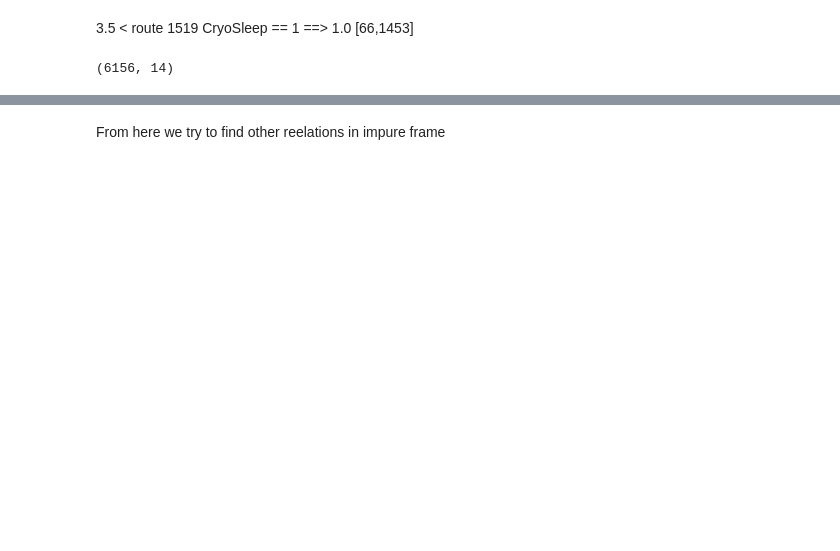
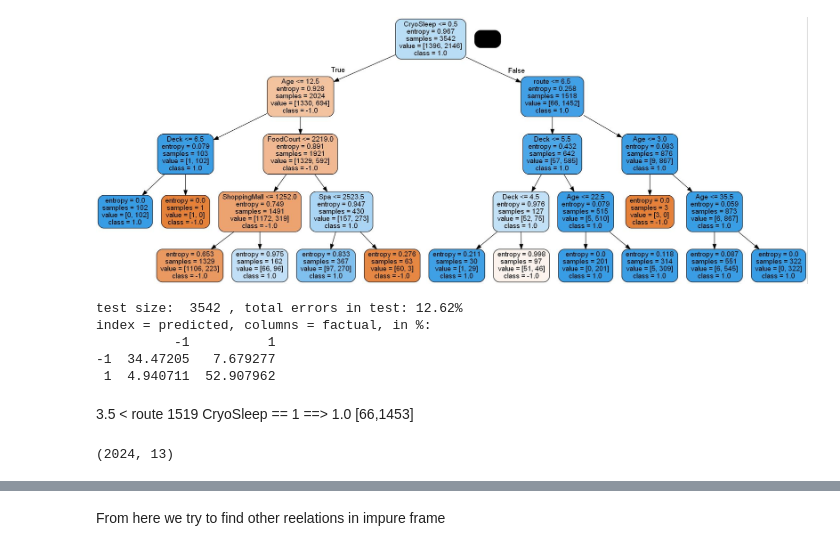
Before and after one commit to SergeyBubnov/spaceship, a Jupyter notebook: 2.ipynb, the cells around one changed output, grey strips where cells are left out. Saved outputs shown, nothing was run; the diff lists cells and outputs as text; code cells hidden in the pictures; blank space fills up the shorter version.

```diff
--- a/2.ipynb
+++ b/2.ipynb
@@ -7,4 +7,6 @@ import seaborn as sb
 from matplotlib.colors import ListedColormap
 import math
 
-d_clean = pd.read_csv("Cleaned_DF.csv")
+df = pd.read_csv("Cleaned_DF.csv")
+# %%
+df.drop("Unnamed: 0", axis = 1, inplace = True)
@@ -11,7 +29,14 @@ d_clean = pd.read_csv("Cleaned_DF.csv")
 # %%
 features = ['CryoSleep','Age','VIP','RoomService','FoodCourt','ShoppingMall','Spa','VRDeck','Deck','Num','Side','route']
 # %%
-data_exploration_tree = ds.divide_frame(dataf = d_clean[d_clean['route']>3.5],columns = features,teacher_column = "Transported",classifier = 'Tree', criterion_tree = "entropy", depth = 4, random_state_sample = 5,random_state_ppn = 2, fraction = 1)
+data_exploration_tree = ds.divide_frame(dataf = df[df['route']>3.5],columns = features,teacher_column = "Transported",classifier = 'Tree', criterion_tree = "entropy", depth = 4, random_state_sample = 5,random_state_ppn = 2, fraction = 1)
+# %% [output]
+[figure, added]
+test size:  3542 , total errors in test: 12.62%
+index = predicted, columns = factual, in %:
+          -1          1
+-1  34.47205   7.679277
+ 1  4.940711  52.907962
 # %% [markdown]
 3.5 < route
 1519 CryoSleep == 1 ==> 1.0 [66,1453]
@@ -20,5 +42,0 @@ mask1 = (d_clean['CryoSleep'] == 1)&(d_clean['route']>3.5)# ==> 1.0
-# %%
-df_impure = d_clean[~mask1]
-df_impure.shape
-# %% [output]
-(6156, 14)
@@ -24,0 +47,4 @@ df_impure.shape
+# %%
+df_rest.shape
+# %% [output]
+(2024, 13)
```
Also changed, not shown: parts of 13 cells of this notebook, 2 other files.
